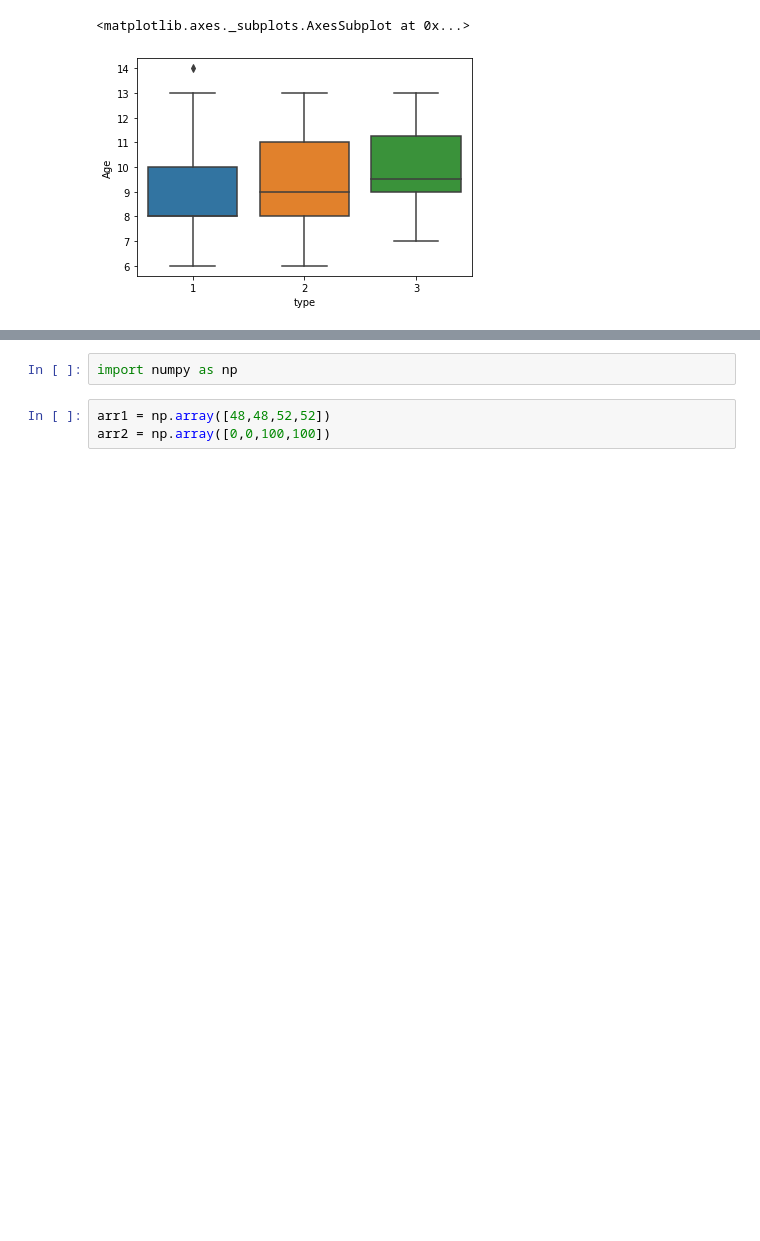
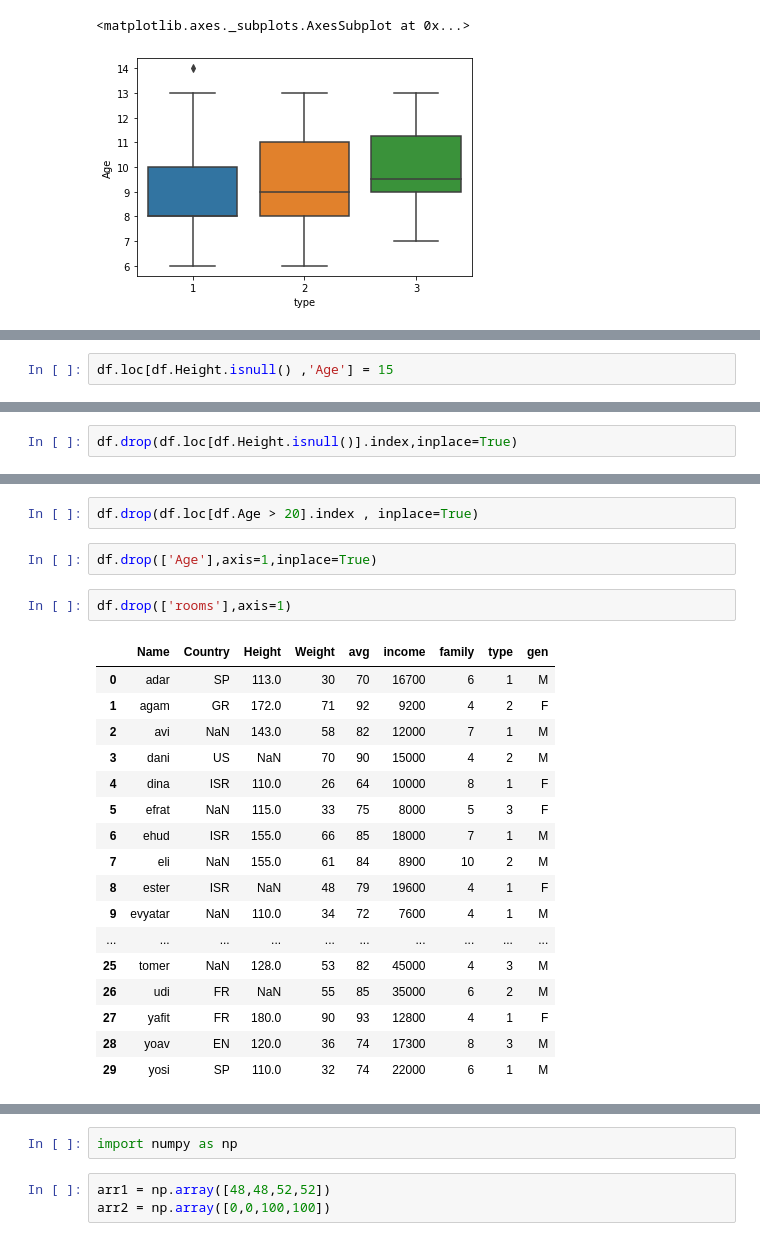
Before and after one commit to dev-area/DS, a Jupyter notebook: day2_DU.ipynb, the cells around one changed output, grey strips where cells are left out. Drawn from its saved outputs; the diff is of its cells as text; blank space fills up the shorter version.

```diff
--- a/day2_DU.ipynb
+++ b/day2_DU.ipynb
@@ -248,0 +260,2 @@ memory usage: 4.1+ MB
+# %%
+df.loc[df.Height.isnull() ,'Age'] = 15
@@ -248,0 +276,2 @@ memory usage: 4.1+ MB
+# %%
+df.drop(df.loc[df.Height.isnull()].index,inplace=True)
@@ -248,0 +290,24 @@ memory usage: 4.1+ MB
+# %%
+df.drop(df.loc[df.Age > 20].index , inplace=True)
+# %%
+df.drop(['Age'],axis=1,inplace=True)
+# %%
+df.drop(['rooms'],axis=1)
+# %% [output]
+|  | Name | Country | Height | Weight | avg | income | family | type | gen |
+| 0 | adar | SP | 113.0 | 30 | 70 | 16700 | 6 | 1 | M |
+| 1 | agam | GR | 172.0 | 71 | 92 | 9200 | 4 | 2 | F |
+| 2 | avi | NaN | 143.0 | 58 | 82 | 12000 | 7 | 1 | M |
+| 3 | dani | US | NaN | 70 | 90 | 15000 | 4 | 2 | M |
+| 4 | dina | ISR | 110.0 | 26 | 64 | 10000 | 8 | 1 | F |
+| 5 | efrat | NaN | 115.0 | 33 | 75 | 8000 | 5 | 3 | F |
+| 6 | ehud | ISR | 155.0 | 66 | 85 | 18000 | 7 | 1 | M |
+| 7 | eli | NaN | 155.0 | 61 | 84 | 8900 | 10 | 2 | M |
+| 8 | ester | ISR | NaN | 48 | 79 | 19600 | 4 | 1 | F |
+| 9 | evyatar | NaN | 110.0 | 34 | 72 | 7600 | 4 | 1 | M |
+| ... | ... | ... | ... | ... | ... | ... | ... | ... | ... |
+| 25 | tomer | NaN | 128.0 | 53 | 82 | 45000 | 4 | 3 | M |
+| 26 | udi | FR | NaN | 55 | 85 | 35000 | 6 | 2 | M |
+| 27 | yafit | FR | 180.0 | 90 | 93 | 12800 | 4 | 1 | F |
+| 28 | yoav | EN | 120.0 | 36 | 74 | 17300 | 8 | 3 | M |
+| 29 | yosi | SP | 110.0 | 32 | 74 | 22000 | 6 | 1 | M |
```
Also changed, not shown: parts of 28 cells of this notebook.
